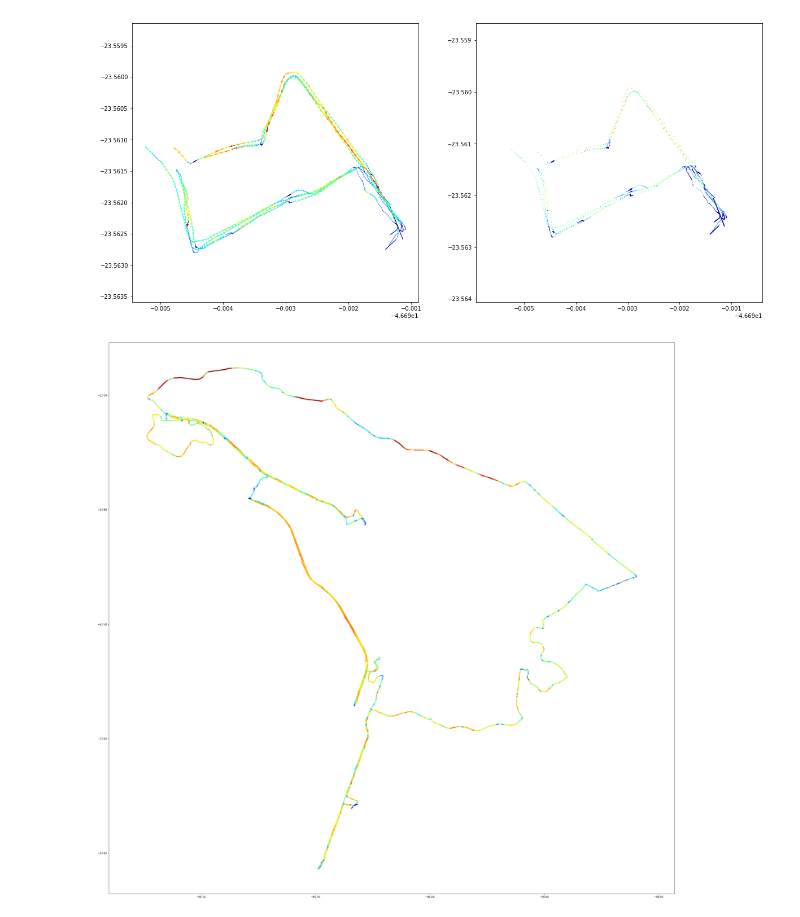
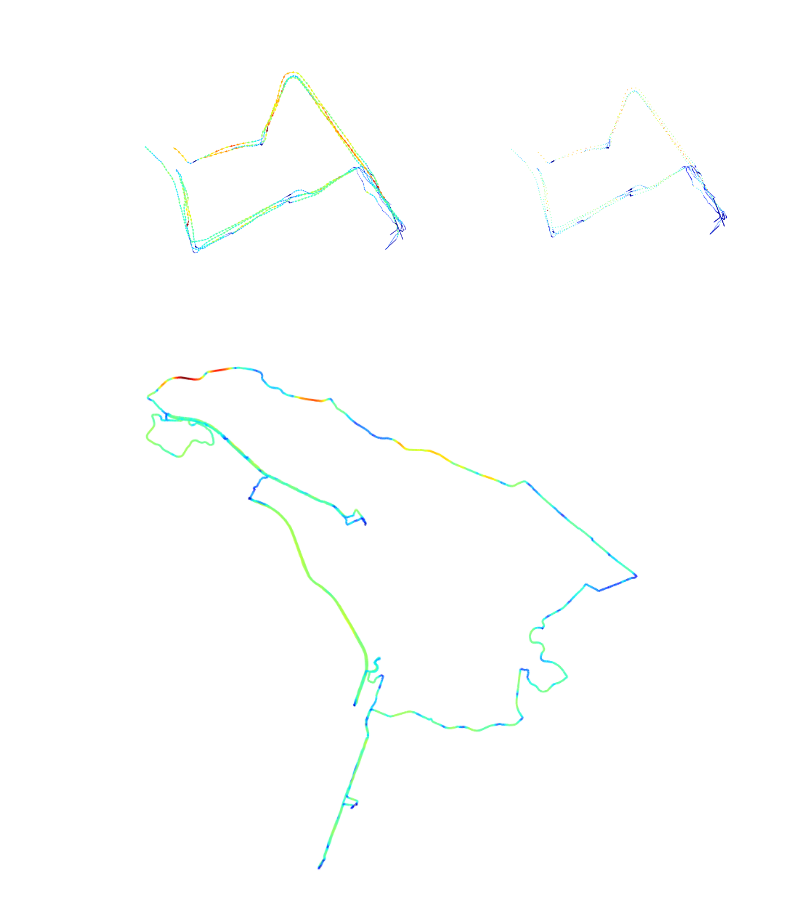
Before and after one commit to sztelzer/Bike-Riding-Analysis, a Jupyter notebook: Visualizing Maps.ipynb, the cells around one changed output. Saved outputs shown, nothing was run; the diff lists cells and outputs as text; code cells hidden in the pictures.

```diff
--- a/Visualizing Maps.ipynb
+++ b/Visualizing Maps.ipynb
@@ -27,47 +45,44 @@ c = c.append(data.loc[0].loc[1].head(n//2))
 c = c.append(data.loc[0].loc[1].tail(n))
 c = c.append(data.loc[0].loc[2].head(n))
 c = c.append(data.loc[0].loc[2].tail(n))
 c = c.append(data.loc[0].loc[4].head(n//2))
 c = c.append(data.loc[0].loc[4].tail(n))
 norm = colors.Normalize()
 cmap = plt.cm.get_cmap('jet')
 rgba = cmap(norm(c.dist))
 
 plt.figure(figsize=(20,20))
 plt.subplot(221).quiver(c.ilon, c.ilat, c.flon-c.ilon, c.flat-c.ilat, color=rgba, units='xy', angles='xy', scale=1, pivot='tail')
 plt.axis('equal')
+plt.axis('off')
 
 plt.subplot(222).scatter(c.ilon, c.ilat, color=rgba, s=0.2)
 plt.axis('equal')
+plt.axis('off')
 plt.show()
-
 
 c = data.loc[0].loc[0]
 
-c['glat'] = np.around(c.ilat, 1)
-c['glon'] = np.around(c.ilon, 1)
-c['gdir'] = round(c.heading/45)*45
+# create columns with rounded features
+N = 20
+c['ilonmean'] = np.convolve(c.ilon, np.ones((N,))/N, mode='same')
+c['ilatmean'] = np.convolve(c.ilat, np.ones((N,))/N, mode='same')
+c['distmean'] = np.convolve(c.dist, np.ones((N,))/N, mode='same')
+c['dirmean'] = round(c.heading/45)*45
 
-group = c.groupby(['glat', 'glon', 'gdir'], axis=0)
-distancemean = pd.DataFrame(group['dist'].mean())
-latmean = pd.DataFrame(group['ilat'].mean())
-lonmean = pd.DataFrame(group['ilon'].mean())
-
-c = c.merge(latmean, left_on=['glat', 'glon', 'gdir'], right_index=True, suffixes=('', 'mean'))
-c = c.merge(lonmean, left_on=['glat', 'glon', 'gdir'], right_index=True, suffixes=('', 'mean'))
-c = c.merge(distancemean, left_on=['glat', 'glon', 'gdir'], right_index=True, suffixes=('', 'mean'))
-c = c.sort_values(['rider', 'itime'])
 
 xy = np.array((c.ilon, c.ilat)).T #Nx2
 xy = xy.reshape(-1, 1, 2)
 segments = np.hstack([xy[:-1], xy[1:]])
 g, ax = plt.subplots(figsize=(40,40))
-collection = LineCollection(segments, cmap='jet', linewidth=4)
-collection.set_array(norm(c.dist, 10))
+collection = LineCollection(segments, cmap='jet', linewidth=8)
+collection.set_array(norm(c.distmean))
+
 ax.add_collection(collection)
 ax.autoscale_view()
 ax.axis('equal')
+plt.axis('off')
 plt.show()
 # %% [output]
-[figure, old version]
+[figure, new version]
-[figure, old version]
+[figure, new version]
```
Also changed, not shown: parts of 3 cells of this notebook, 5 other files.
